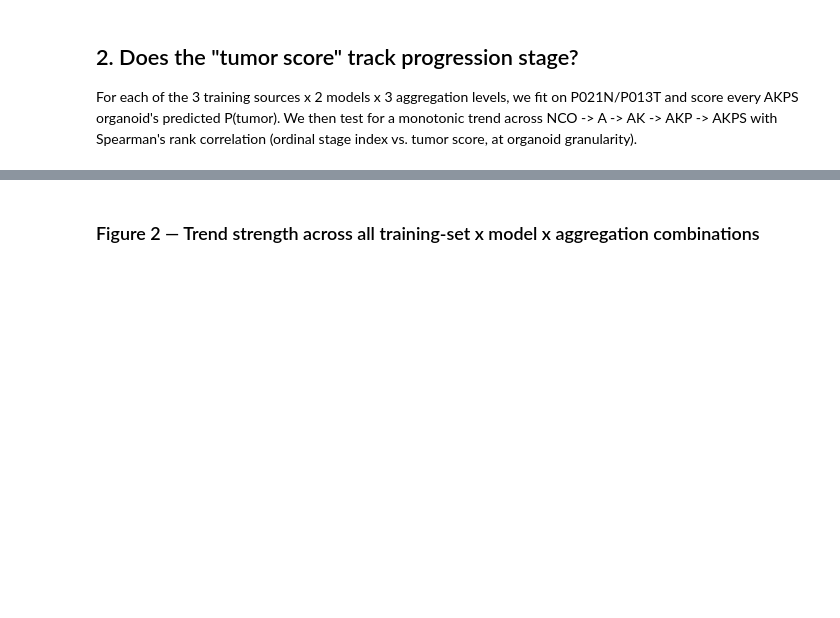
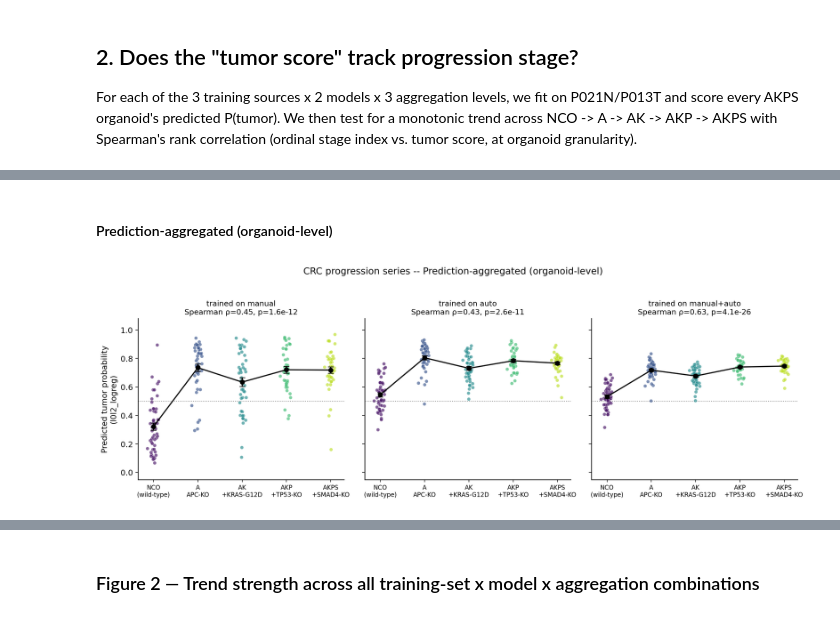
Before and after one commit to mario-koddenbrock/organoid_segmentation, a Jupyter notebook: notebooks/akps_progression.ipynb, the cells around one changed output, grey strips where cells are left out. Cells and saved outputs as stored; diff of their text form; code cells hidden in the pictures; blank space fills up the shorter version.

```diff
--- a/notebooks/akps_progression.ipynb
+++ b/notebooks/akps_progression.ipynb
@@ -145,0 +139,6 @@ organoids per line, or a dedicated ordinal model) to confirm.
+# %% [markdown]
+#### Prediction-aggregated (organoid-level)
+# %%
+display(Image(filename=str(RESULTS_DIR / 'akps_trend_plot_organoid_pred_agg.png')))
+# %% [output]
+[figure, added]
```
Also changed, not shown: parts of 9 cells of this notebook.
